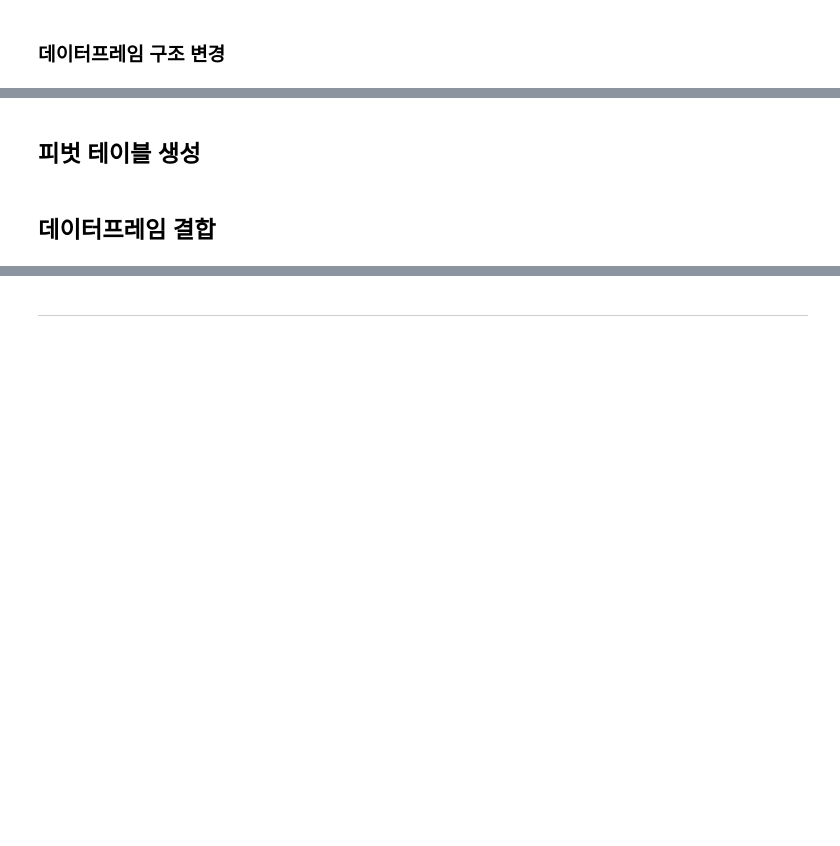
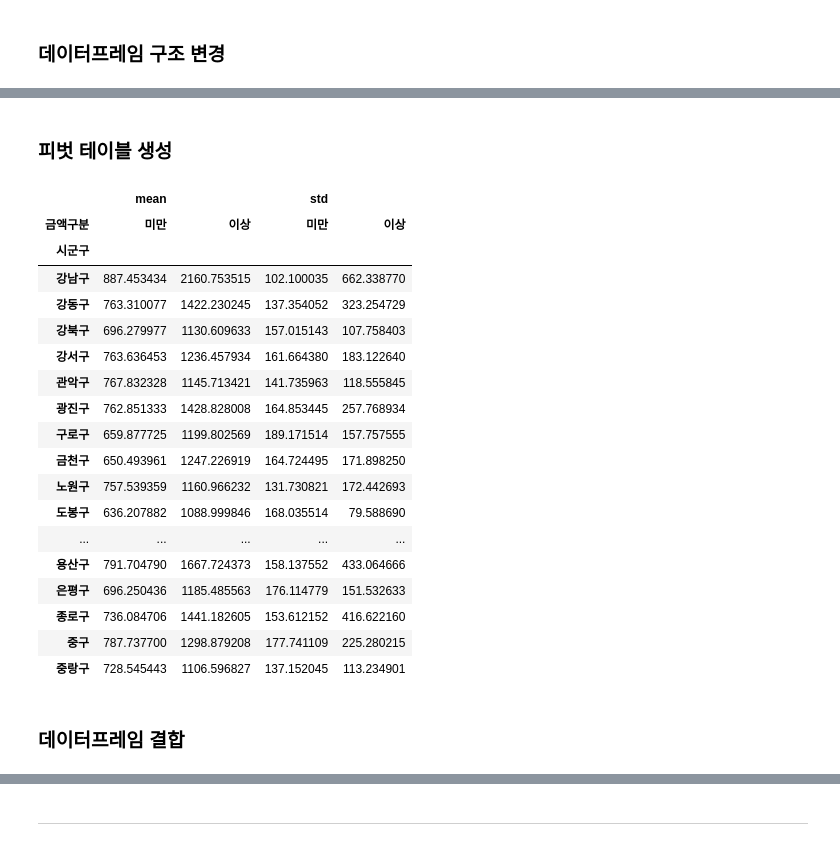
Before and after one commit to lgleadershipacademy/PythonBasic, a Jupyter notebook: code/Python Basecamp Day 2.ipynb, the cells around one changed output, grey strips where cells are left out. Drawn from its saved outputs; the diff is of its cells as text; code cells hidden in the pictures; blank space fills up the shorter version.

```diff
--- a/code/Python Basecamp Day 2.ipynb
+++ b/code/Python Basecamp Day 2.ipynb
@@ -741,6 +1219,6 @@ price['거래금액'] = price['거래금액'] / 10000
 # %%
 # 거래금액을 전용면적으로 나눈 새로운 컬럼을 생성합니다.
-price['단위금액'] = price['거래금액'] / price['전용면적'] * 10000
+price['단위금액'] = price['거래금액'] / price['전용면적']
 # %%
 # 가격 데이터의 처음 다섯 행을 출력합니다.
 price.head()
@@ -843,14 +1649,34 @@ wide.stack().head(10)
 # %% [markdown]
-## 피벗 테이블 생성
+### 피벗 테이블 생성
 # %%
 # 원데이터로부터 피벗 테이블을 생성합니다.
-pd.pivot_table(price,
+pd.pivot_table(data = price,
                index = '시군구',
                columns = '금액구분',
                values = '단위금액',
                aggfunc = ['mean', 'std'])
+# %% [output]
+|  | mean |  | std |  |
+| 금액구분 | 미만 | 이상 | 미만 | 이상 |
+| 시군구 |  |  |  |  |
+| 강남구 | 887.453434 | 2160.753515 | 102.100035 | 662.338770 |
+| 강동구 | 763.310077 | 1422.230245 | 137.354052 | 323.254729 |
+| 강북구 | 696.279977 | 1130.609633 | 157.015143 | 107.758403 |
+| 강서구 | 763.636453 | 1236.457934 | 161.664380 | 183.122640 |
+| 관악구 | 767.832328 | 1145.713421 | 141.735963 | 118.555845 |
+| 광진구 | 762.851333 | 1428.828008 | 164.853445 | 257.768934 |
+| 구로구 | 659.877725 | 1199.802569 | 189.171514 | 157.757555 |
+| 금천구 | 650.493961 | 1247.226919 | 164.724495 | 171.898250 |
+| 노원구 | 757.539359 | 1160.966232 | 131.730821 | 172.442693 |
+| 도봉구 | 636.207882 | 1088.999846 | 168.035514 | 79.588690 |
+| ... | ... | ... | ... | ... |
+| 용산구 | 791.704790 | 1667.724373 | 158.137552 | 433.064666 |
+| 은평구 | 696.250436 | 1185.485563 | 176.114779 | 151.532633 |
+| 종로구 | 736.084706 | 1441.182605 | 153.612152 | 416.622160 |
+| 중구 | 787.737700 | 1298.879208 | 177.741109 | 225.280215 |
+| 중랑구 | 728.545443 | 1106.596827 | 137.152045 | 113.234901 |
 # %% [markdown]
-## 데이터프레임 결합
+### 데이터프레임 결합
 # %%
 # 컬럼명이 같은 df1과 df2를 세로 방향으로 결합한 결과를 반환합니다.
 pd.concat([df1, df2])
```
Also changed, not shown: parts of 194 cells of this notebook, 2 other files.
